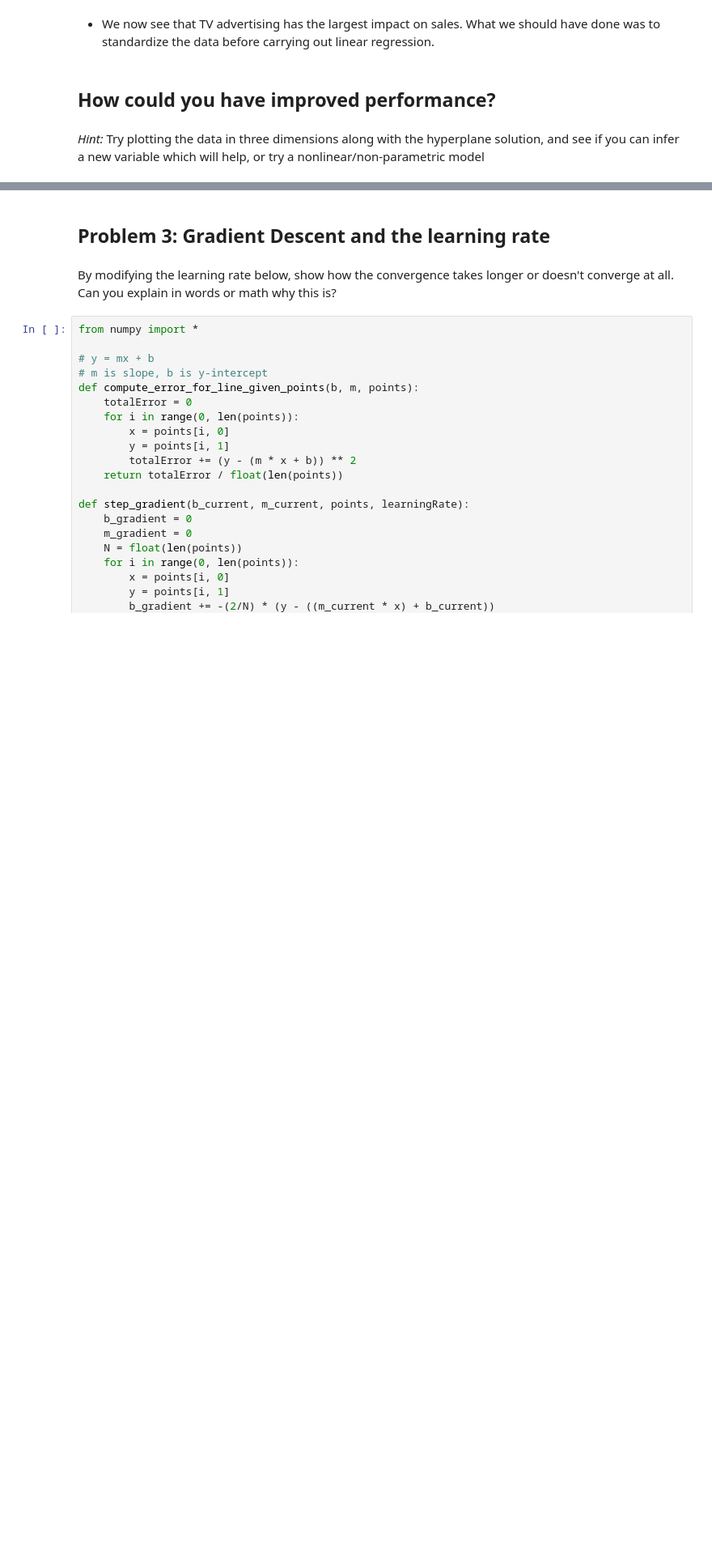
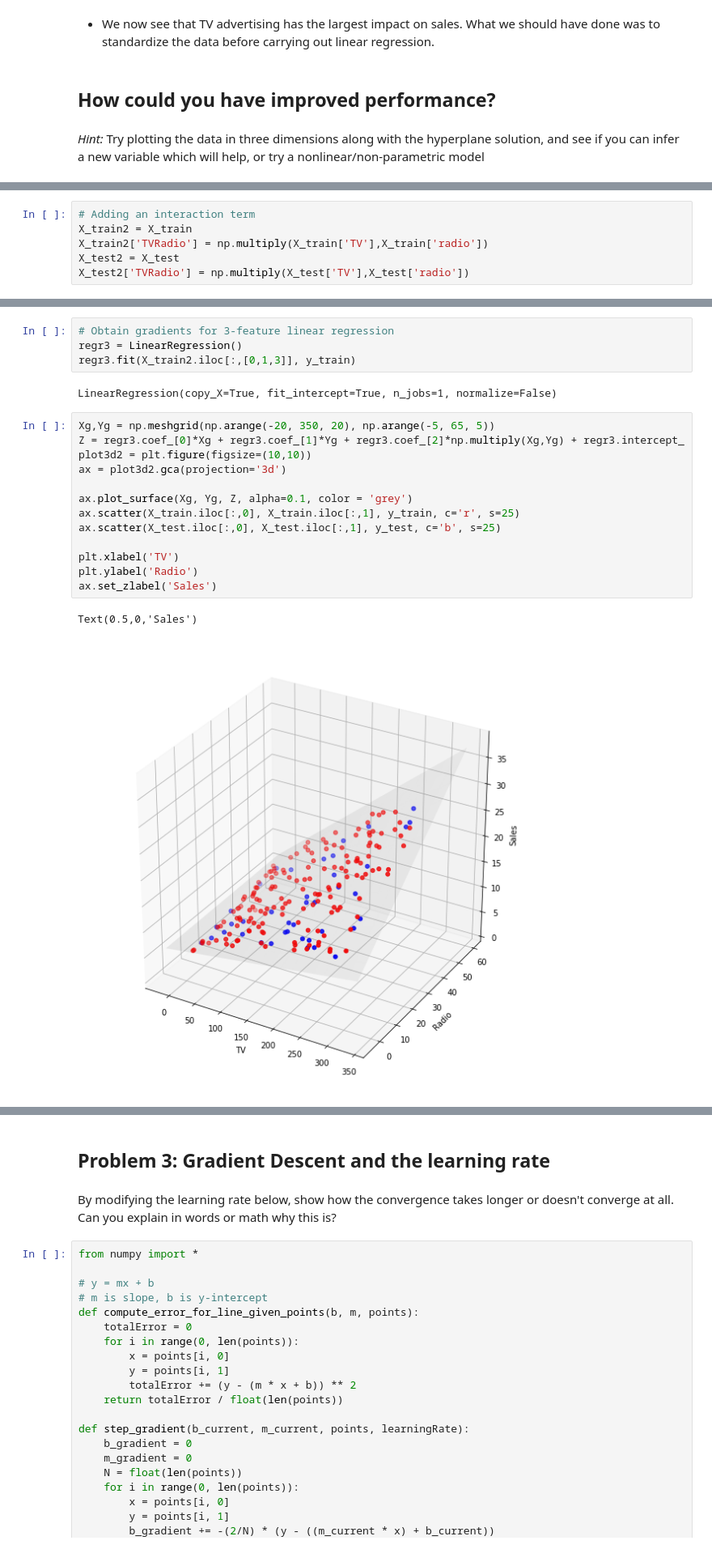
Before and after one commit to Columbia-Intro-Data-Science/python-introduction-wd-x, a Jupyter notebook: Homework 1 - Github and Pandas - Weida Xu.ipynb, the cells around one changed output, grey strips where cells are left out. Shown: that part at 81% size. Cells and saved outputs as stored; diff of their text form; blank space fills up the shorter version.

```diff
--- a/Homework 1 - Github and Pandas - Weida Xu.ipynb
+++ b/Homework 1 - Github and Pandas - Weida Xu.ipynb
@@ -355,0 +273,6 @@ plt.show()
+# %%
+# Adding an interaction term
+X_train2 = X_train
+X_train2['TVRadio'] = np.multiply(X_train['TV'],X_train['radio'])
+X_test2 = X_test
+X_test2['TVRadio'] = np.multiply(X_test['TV'],X_test['radio'])
@@ -355,0 +290,22 @@ plt.show()
+# %%
+# Obtain gradients for 3-feature linear regression
+regr3 = LinearRegression()
+regr3.fit(X_train2.iloc[:,[0,1,3]], y_train)
+# %% [output]
+LinearRegression(copy_X=True, fit_intercept=True, n_jobs=1, normalize=False)
+# %%
+Xg,Yg = np.meshgrid(np.arange(-20, 350, 20), np.arange(-5, 65, 5))
+Z = regr3.coef_[0]*Xg + regr3.coef_[1]*Yg + regr3.coef_[2]*np.multiply(Xg,Yg) + regr3.intercept_
+plot3d2 = plt.figure(figsize=(10,10))
+ax = plot3d2.gca(projection='3d')
+
+ax.plot_surface(Xg, Yg, Z, alpha=0.1, color = 'grey')
+ax.scatter(X_train.iloc[:,0], X_train.iloc[:,1], y_train, c='r', s=25)
+ax.scatter(X_test.iloc[:,0], X_test.iloc[:,1], y_test, c='b', s=25)
+
+plt.xlabel('TV')
+plt.ylabel('Radio')
+ax.set_zlabel('Sales')
+# %% [output]
+Text(0.5,0,'Sales')
+[figure, added]
```
Also changed, not shown: parts of 35 cells of this notebook, 5 other files.
